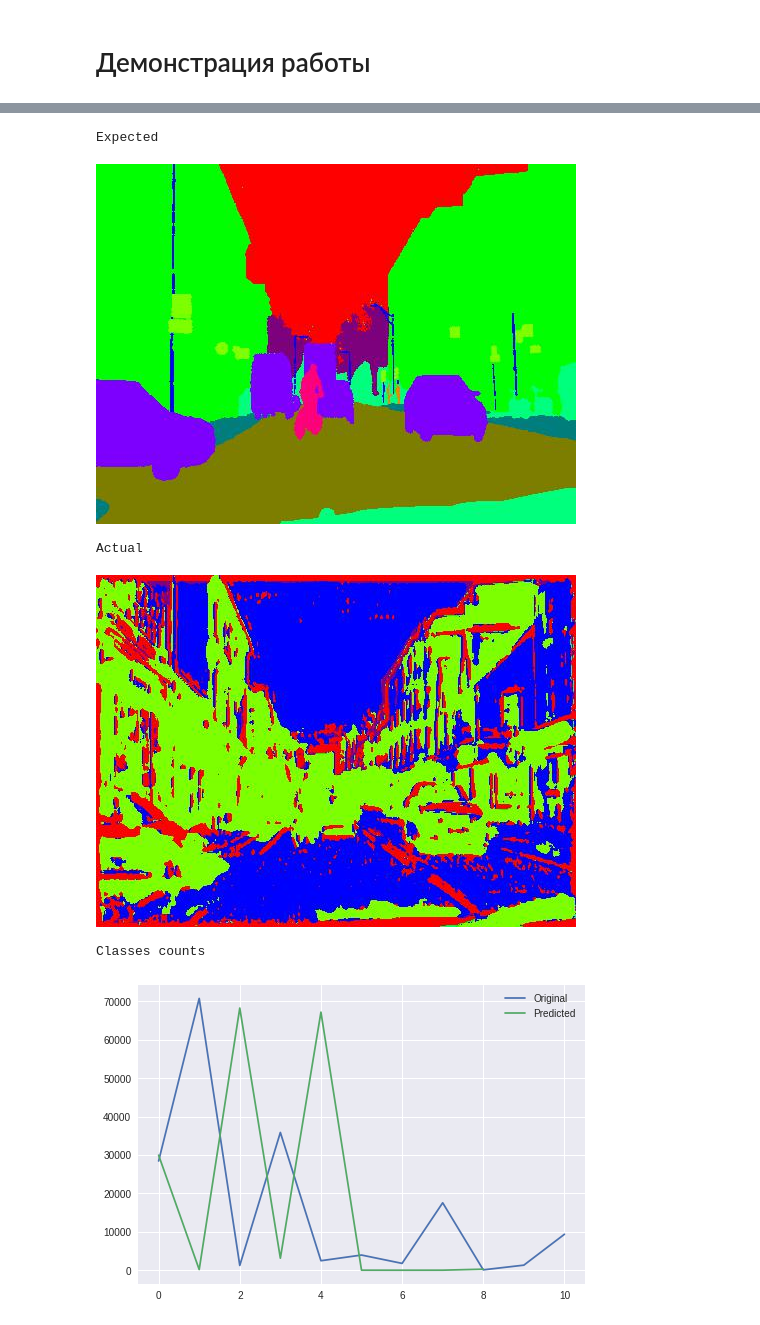
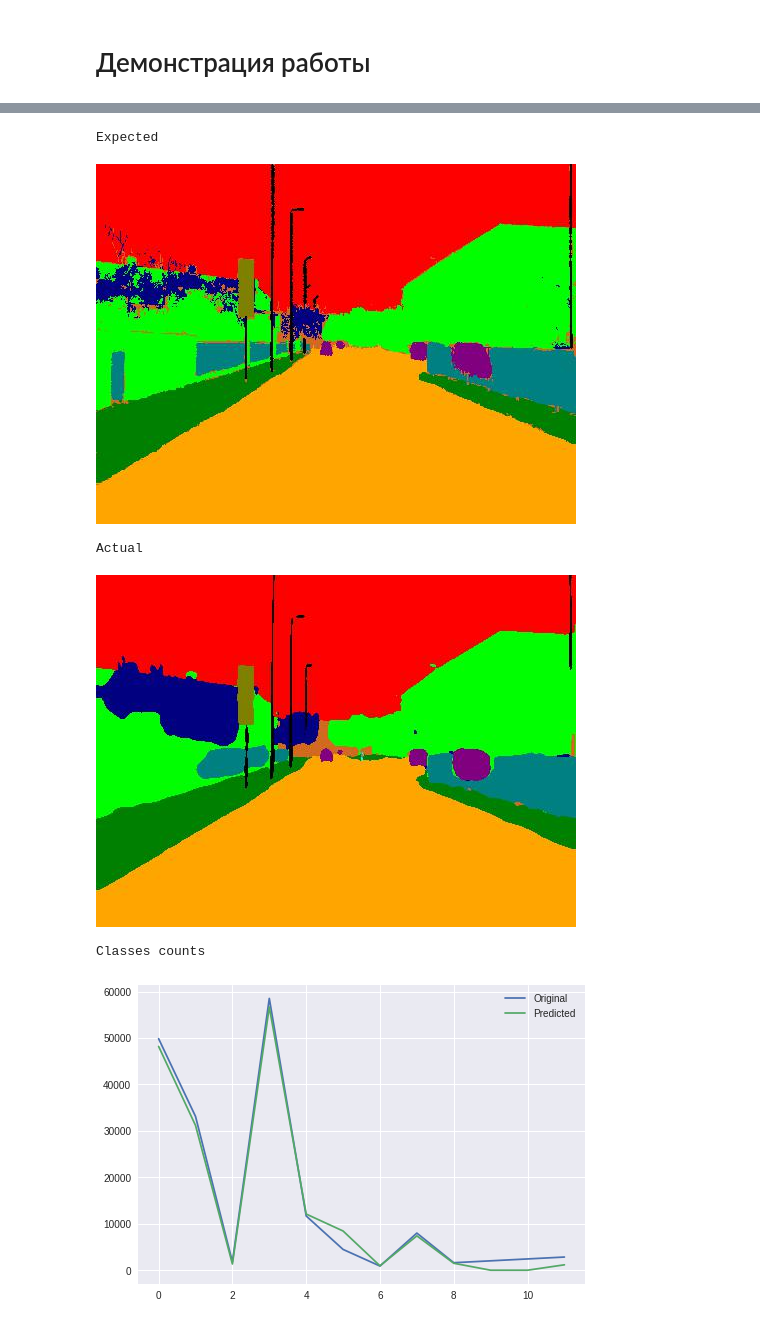
Before and after one commit to darja/NeuralUni, a Jupyter notebook: 07_segmentation_light_ryazhskikh.ipynb, the cells around one changed output, grey strips where cells are left out. Saved outputs shown, nothing was run; the diff lists cells and outputs as text; code cells hidden in the pictures.

```diff
--- a/07_segmentation_light_ryazhskikh.ipynb
+++ b/07_segmentation_light_ryazhskikh.ipynb
@@ -117,7 +127,7 @@ batch_size = 16
 # %% [markdown]
 ## Просмотр изображений
 # %%
-idx = 5
+idx = 15
 
 # Image
 filename = image_files[idx]
@@ -214,16 +253,16 @@ Epoch 5/5
 colors = [
     [255, 0, 0],
     [0, 255, 0],
-    [0, 0, 255],
-    [125, 125, 0],
-    [0, 125, 125],
-    [125, 0, 125],
-    [125, 255, 0],
-    [0, 125, 255],
-    [125, 0, 255],
-    [255, 125, 0],
-    [255, 0, 125],
-    [0, 255, 125]
+    [0, 0, 0],
+    [255, 165,0],
+    [0, 128, 0],
+    [0, 0, 128],
+    [128, 128, 0],
+    [0, 128, 128],
+    [128, 0, 128],
+    [128, 128, 128],
+    [0, 255, 255],
+    [210, 105, 30]
 ]
 
 def predict_single_image(content):
@@ -235,7 +274,7 @@ def predict_single_image(content):
     segmented = np.argmax(prediction, axis=-1)
     return segmented
 
-def save_segmented(segmented, filename):
+def save_segmented_file(segmented, filename):
     shape = segmented.shape
     target_shape = (shape[1], shape[2], 3)
     print("Target shape: ", target_shape)
@@ -250,6 +289,10 @@ def save_segmented(segmented, filename):
 def extract_classes(pic):
     unique, counts = np.unique(pic, return_counts = True)
 
+def plot_classes(pic, label):
+    unique, counts = np.unique(pic, return_counts = True)
+    plt.plot(unique, counts, label=label)
+
 def predict_and_demonstrate(idx):
     predicted_filename = "%s_predicted.jpg" % idx
     annotated_filename = "%s_annotated.jpg" % idx
@@ -262,10 +305,10 @@ def predict_and_demonstrate(idx):
     source_annotation_filename = annotation_files[idx]
     ann = read_image(source_annotation_filename)
     ann_prepared = np.expand_dims(ann, axis = 0)
-    save_segmented(ann_prepared, annotated_filename)
+    save_segmented_file(ann_prepared, annotated_filename)
 
     prediction = predict_single_image(content)
-    save_segmented(prediction, predicted_filename)
+    save_segmented_file (prediction, predicted_filename)
 
     print("Source")
     display_image(source_image_filename)
@@ -278,11 +321,8 @@ def predict_and_demonstrate(idx):
 
     # classes counts in original and predicted
     print("Classes counts")
-    unique, counts = np.unique(ann, return_counts = True)
-    plt.plot(counts, label = "Original")  # arguments are passed to np.histogram
-
-    unique, counts = np.unique(prediction, return_counts = True)
-    plt.plot(counts, label = "Predicted")
+    plot_classes(ann_prepared, "Original")
+    plot_classes(prediction, "Predicted")
 
     plt.legend()
     plt.show()
@@ -289,5 +331,5 @@ def predict_and_demonstrate(idx):
 # %%
-predict_and_demonstrate(8)
+predict_and_demonstrate(300)
 # %% [output]
 WARNING:root:Lossy conversion from int64 to uint8. Range [0, 255]. Convert image to uint8 prior to saving to suppress this warning.
 Target shape:  (360, 480, 3)
@@ -298,6 +340,6 @@ Source
 Expected
-[figure, old version]
+[figure, new version]
 Actual
-[figure, old version]
+[figure, new version]
 Classes counts
-[figure, old version]
+[figure, new version]
```
Also changed, not shown: parts of 10 cells of this notebook.
